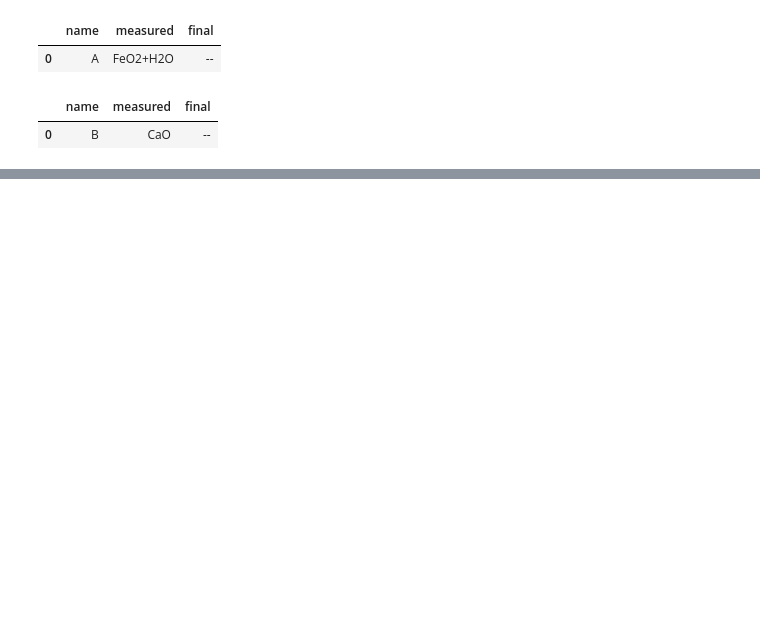
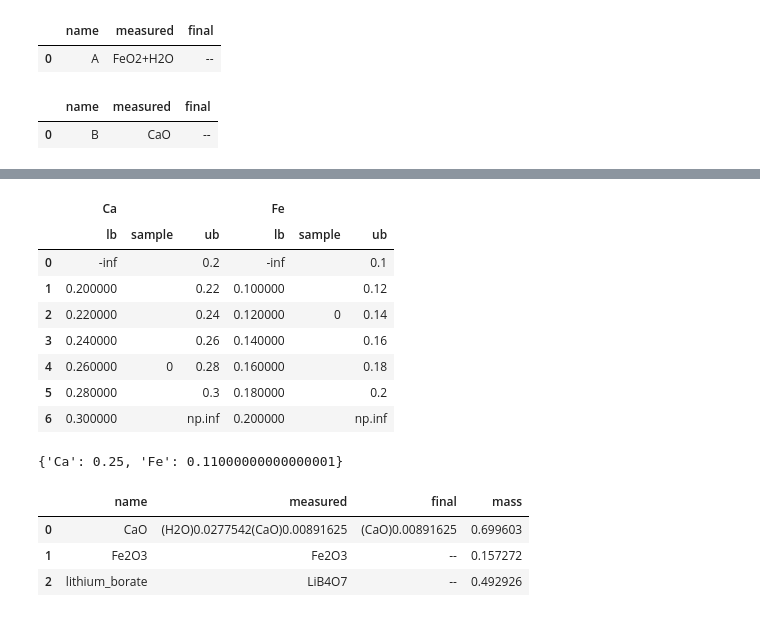
Before and after one commit to wpk-nist-gov/glassmaker, a Jupyter notebook: tmp/glass_test.ipynb, the cells around one changed output, grey strips where cells are left out. Saved outputs shown, nothing was run; the diff lists cells and outputs as text; code cells hidden in the pictures; blank space fills up the shorter version.

```diff
--- a/tmp/glass_test.ipynb
+++ b/tmp/glass_test.ipynb
@@ -549,0 +340,6 @@ class OrderedAttrDefaultDict(OrderedDict):
+# %%
+matrix = mix.CompoundVolatile('LiB4O7',name = 'lithium_borate')
+sourceA = mix.CompoundVolatile({'CaO':0.5,'H2O':0.5},{'CaO':0.5},name='CaO')
+sourceB = mix.CompoundVolatile('Fe2O3')
+sources = mix.CompoundCollection([sourceA,sourceB,matrix])
+target_mass = 1.0
@@ -549,0 +388,8 @@ class OrderedAttrDefaultDict(OrderedDict):
+# %%
+#make actual bead
+sA = mix.SingleBead(sources,[0.70,0.19,0.46])
+display(sA)
+#mass ends up being 0.95
+bead = sA.measured_compound_filtered(['Ca','Fe'],0.95)
+display(bead)
+print bead.mass_fraction
@@ -549,0 +403,15 @@ class OrderedAttrDefaultDict(OrderedDict):
+# %%
+Suggester.add_sample(**bead.mass_fraction)
+# %%
+#note how the target was for 0.25 and 0.15, but we missed, no worries
+Suggester.get_state()
+# %% [output]
+|  | Ca |  |  | Fe |  |  |
+|  | lb | sample | ub | lb | sample | ub |
+| 0 | -inf |  | 0.2 | -inf |  | 0.1 |
+| 1 | 0.200000 |  | 0.22 | 0.100000 |  | 0.12 |
+| 2 | 0.220000 |  | 0.24 | 0.120000 | 0 | 0.14 |
+| 3 | 0.240000 |  | 0.26 | 0.140000 |  | 0.16 |
+| 4 | 0.260000 | 0 | 0.28 | 0.160000 |  | 0.18 |
+| 5 | 0.280000 |  | 0.3 | 0.180000 |  | 0.2 |
+| 6 | 0.300000 |  | np.inf | 0.200000 |  | np.inf |
@@ -549,0 +420,13 @@ class OrderedAttrDefaultDict(OrderedDict):
+# %%
+suggestion = Suggester.make_suggestion()
+suggestion
+# %% [output]
+{'Ca': 0.25, 'Fe': 0.11000000000000001}
+# %%
+s = mix.SingleBead.from_targets(suggestion,target_mass,sources)
+s
+# %% [output]
+|  | name | measured | final | mass |
+| 0 | CaO | (H2O)0.0277542(CaO)0.00891625 | (CaO)0.00891625 | 0.699603 |
+| 1 | Fe2O3 | Fe2O3 | -- | 0.157272 |
+| 2 | lithium_borate | LiB4O7 | -- | 0.492926 |
```
Also changed, not shown: parts of 67 cells of this notebook, 1 other file.
